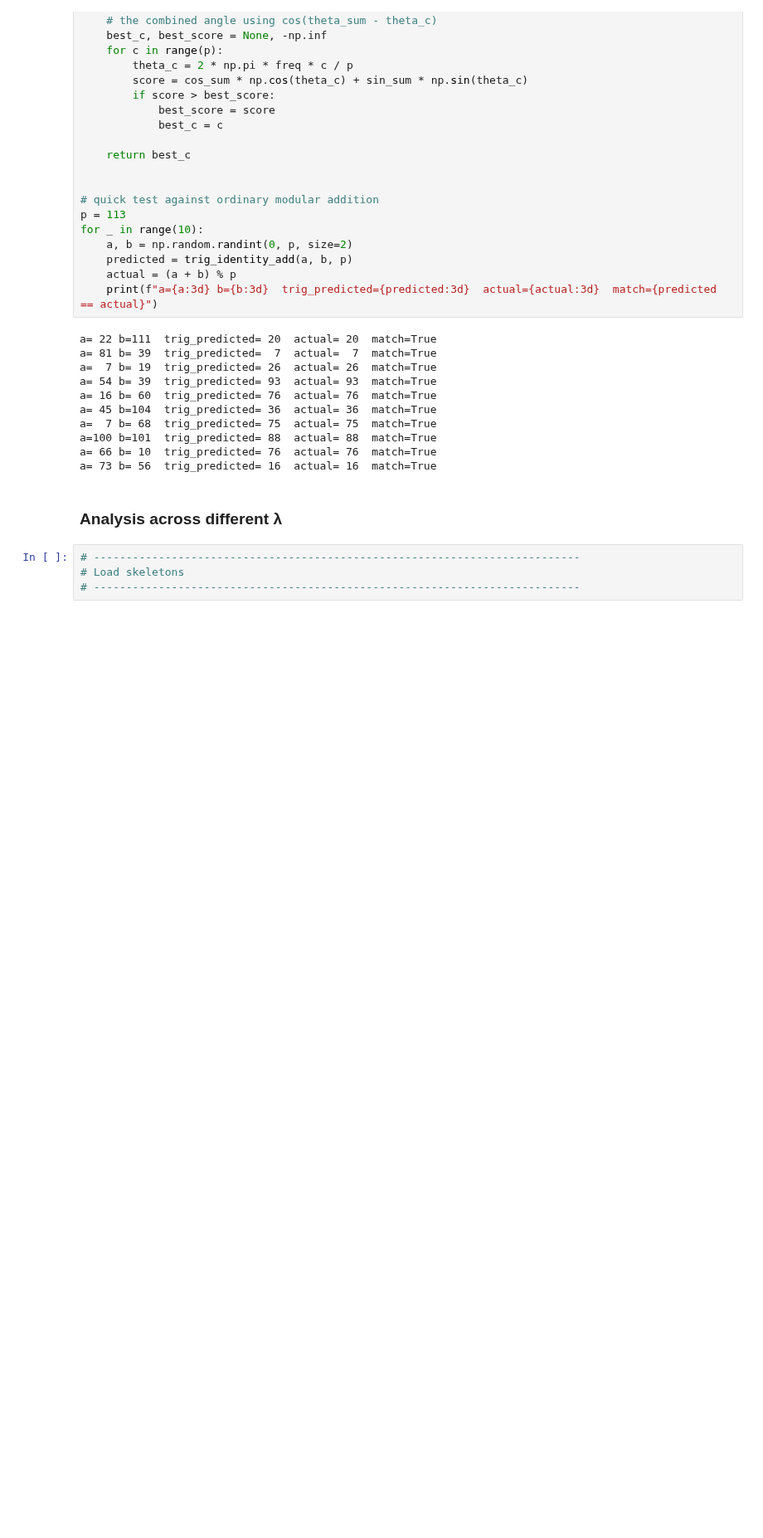
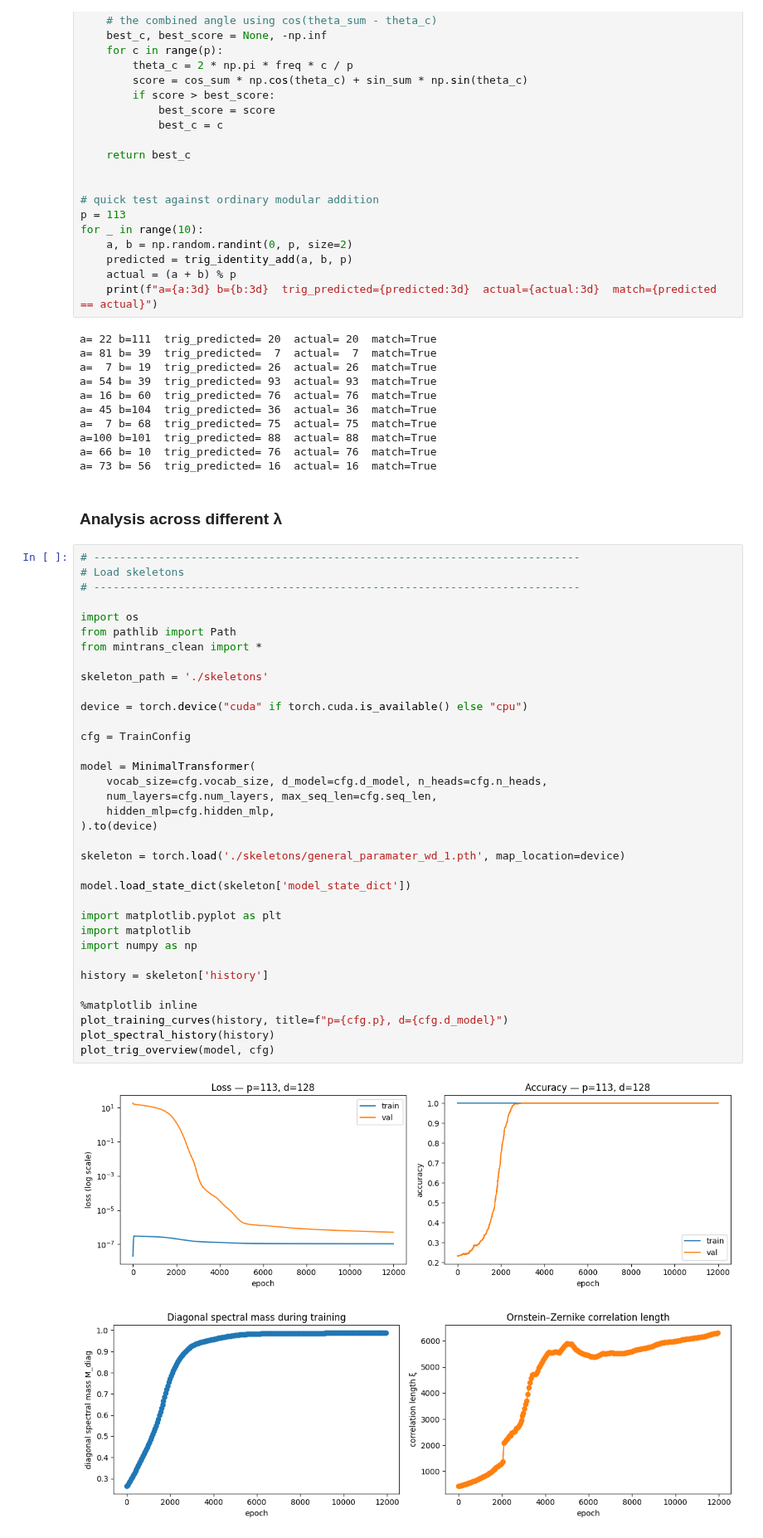
Before and after one commit to Aavash232311/Empirical-Analysis-of-Phase-Transitions-in-Transformer-Models-Using-Mechanistic-Interpretability, a Jupyter notebook: transformer-pt-analysis-main/src/Analysis/analysis.ipynb, the cells around one changed output. Shown at 83% size. Saved outputs shown, nothing was run; the diff lists cells and outputs as text; blank space fills up the shorter version.

Commit message:
Added: notebook script to analyse recently trained model

```diff
--- a/transformer-pt-analysis-main/src/Analysis/analysis.ipynb
+++ b/transformer-pt-analysis-main/src/Analysis/analysis.ipynb
@@ -62,4 +62,38 @@ a= 73 b= 56  trig_predicted= 16  actual= 16  match=True
 # %%
 # ---------------------------------------------------------------------------
 # Load skeletons
 # ---------------------------------------------------------------------------
+
+import os
+from pathlib import Path
+from mintrans_clean import *
+
+skeleton_path = './skeletons'
+
+device = torch.device("cuda" if torch.cuda.is_available() else "cpu")
+
+cfg = TrainConfig
+
+model = MinimalTransformer(
+    vocab_size=cfg.vocab_size, d_model=cfg.d_model, n_heads=cfg.n_heads,
+    num_layers=cfg.num_layers, max_seq_len=cfg.seq_len,
+    hidden_mlp=cfg.hidden_mlp,
+).to(device)
+
+skeleton = torch.load('./skeletons/general_paramater_wd_1.pth', map_location=device)
+
+model.load_state_dict(skeleton['model_state_dict'])
+
+import matplotlib.pyplot as plt
+import matplotlib
+import numpy as np
+
+history = skeleton['history']
+
+%matplotlib inline
+plot_training_curves(history, title=f"p={cfg.p}, d={cfg.d_model}")
+plot_spectral_history(history)
+plot_trig_overview(model, cfg)
+# %% [output]
+[figure, added]
+[figure, added]
```
Also changed, not shown: parts of 1 cell of this notebook.
